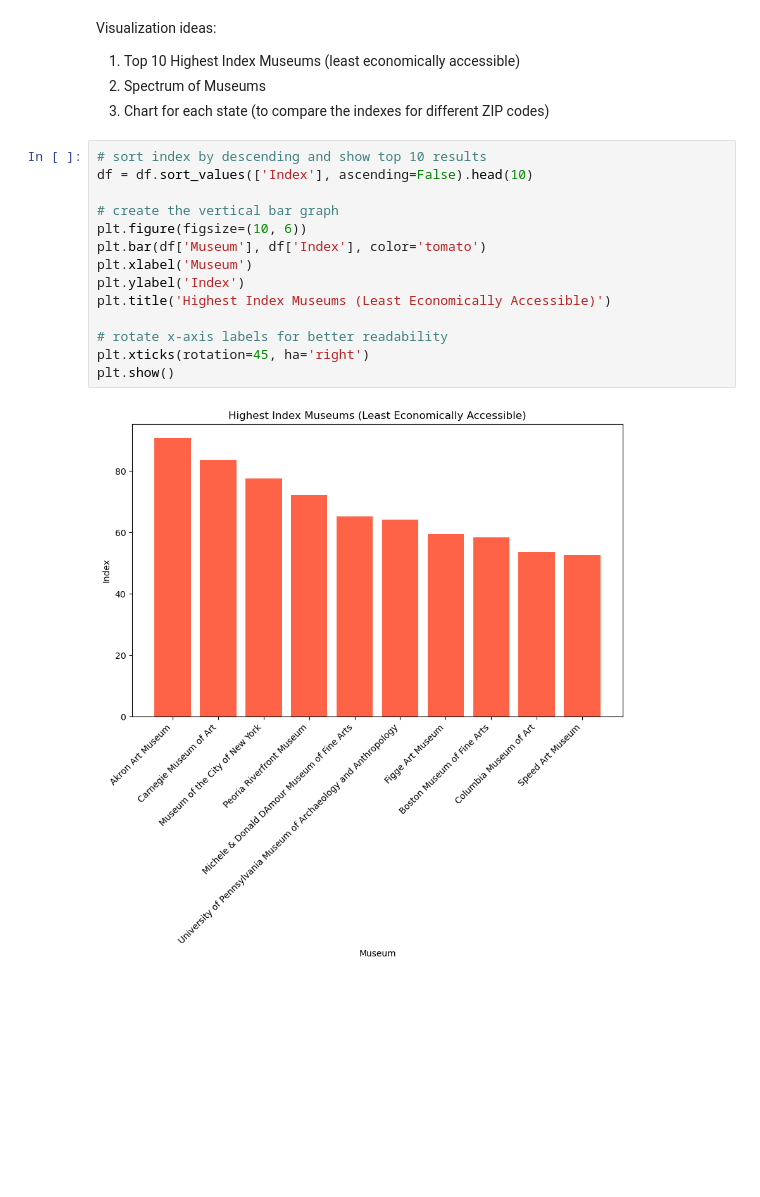
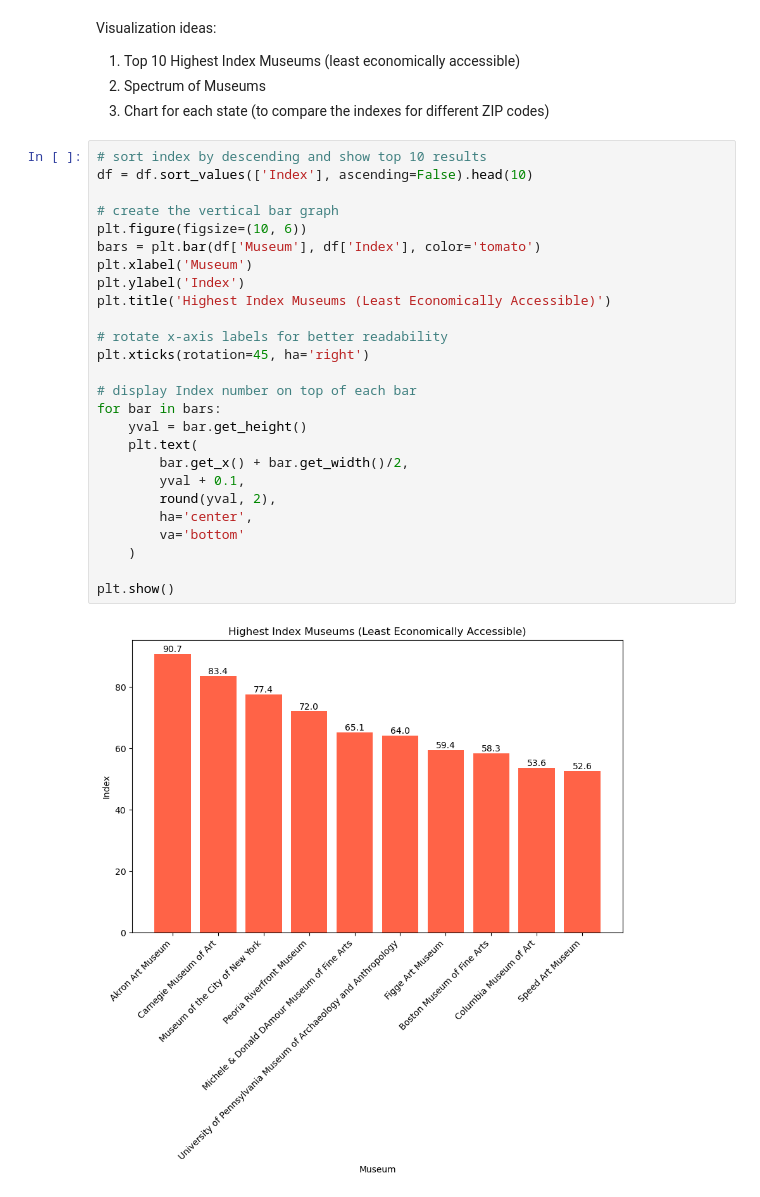
Before and after one commit to krduva02/Accessing-Art-Museums, a Jupyter notebook: Accessing Art Museums.ipynb, the cells around one changed output. Drawn from its saved outputs; the diff is of its cells as text; blank space fills up the shorter version.

Commit message:
Edited README Formatting, added new visualization

```diff
--- a/Accessing Art Museums.ipynb
+++ b/Accessing Art Museums.ipynb
@@ -318,16 +318,28 @@ Visualization ideas:
 # %%
 # sort index by descending and show top 10 results
 df = df.sort_values(['Index'], ascending=False).head(10)
 
 # create the vertical bar graph
 plt.figure(figsize=(10, 6))
-plt.bar(df['Museum'], df['Index'], color='tomato')
+bars = plt.bar(df['Museum'], df['Index'], color='tomato')
 plt.xlabel('Museum')
 plt.ylabel('Index')
 plt.title('Highest Index Museums (Least Economically Accessible)')
 
 # rotate x-axis labels for better readability
 plt.xticks(rotation=45, ha='right')
+
+# display Index number on top of each bar
+for bar in bars:
+    yval = bar.get_height()
+    plt.text(
+        bar.get_x() + bar.get_width()/2,
+        yval + 0.1,
+        round(yval, 2),
+        ha='center',
+        va='bottom'
+    )
+
 plt.show()
 # %% [output]
-[figure, old version]
+[figure, new version]
```
Also changed, not shown: 2 other files.
